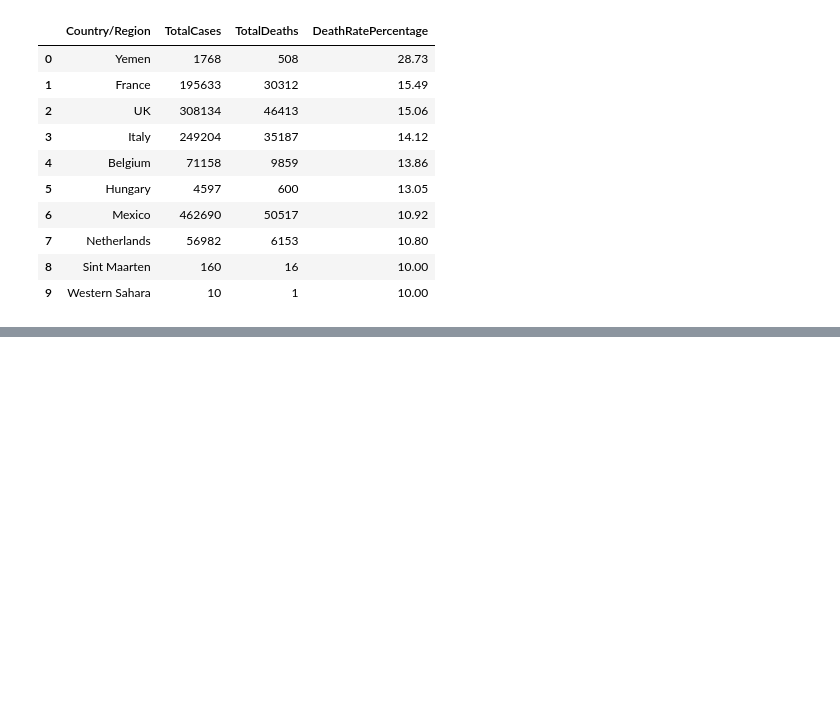
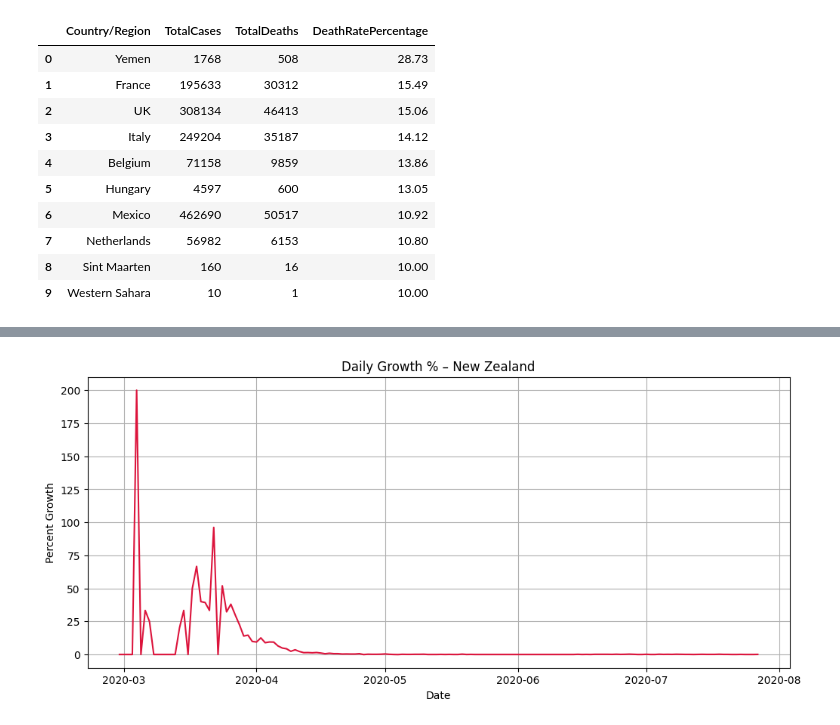
Before and after one commit to joshuawb/SQLcovid, a Jupyter notebook: SQLcovid.ipynb, the cells around one changed output, grey strips where cells are left out. Cells and saved outputs as stored; diff of their text form; code cells hidden in the pictures; blank space fills up the shorter version.

```diff
--- a/SQLcovid.ipynb
+++ b/SQLcovid.ipynb
@@ -143,0 +366,35 @@ con.execute("""
+# %%
+# Plot percentage growth over time for specific country
+df_plot = con.execute(f"""
+    WITH base AS (
+        SELECT
+            "Date"::DATE AS date,
+            "Country/Region" AS country,
+            Confirmed,
+            LAG(Confirmed) OVER (
+                PARTITION BY "Country/Region"
+                ORDER BY "Date"::DATE
+            ) AS prev_confirmed
+        FROM FULL_GROUPED
+    ),
+    daily AS (
+        SELECT *,
+        CASE WHEN prev_confirmed > 0 THEN
+            (Confirmed - prev_confirmed) * 100.0 / prev_confirmed END AS pct_growth
+        FROM base
+    )
+    SELECT date, pct_growth
+    FROM daily
+    WHERE country = '{country_name}'
+    ORDER BY date
+""").df()
+
+plt.figure(figsize=(12,5))
+plt.plot(df_plot["date"], df_plot["pct_growth"], color="crimson")
+plt.title(f"Daily Growth % – {country_name}")
+plt.xlabel("Date")
+plt.ylabel("Percent Growth")
+plt.grid(True)
+plt.show()
+# %% [output]
+[figure, added]
```
Also changed, not shown: parts of 18 cells of this notebook.
